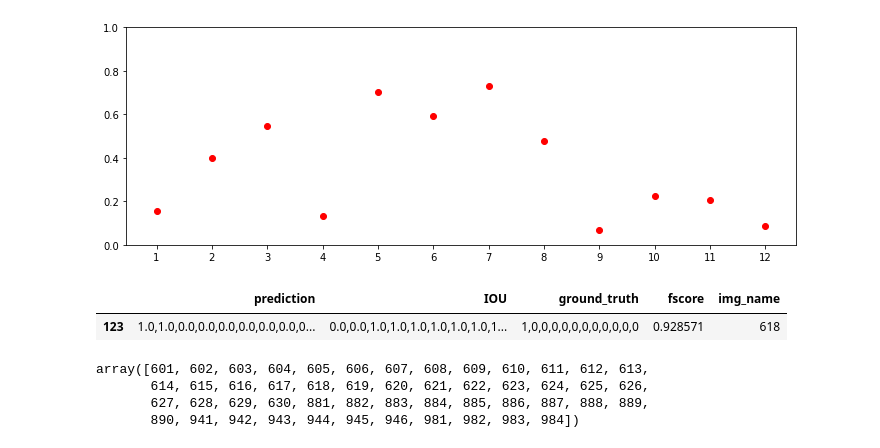
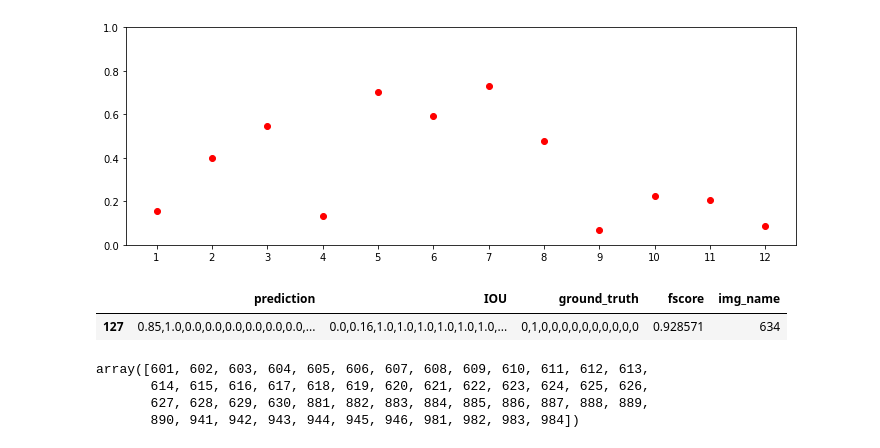
Before and after one commit to vaishnavJa/Multi_Label_optical_Segmentation, a Jupyter notebook: result_analysis.ipynb, the cells around one changed output. Cells and saved outputs as stored; diff of their text form; code cells hidden in the pictures.

```diff
--- a/result_analysis.ipynb
+++ b/result_analysis.ipynb
@@ -53,8 +23,8 @@ result_parent_path = '/home/woody/iwfa/iwfa024h/results/PA_M/'
 # %%
 fig,(ax1,ax2) = plt.subplots(2,2,figsize=(10,10))
 
-thresholds = [0.1,0.2,0.3,0.4,0.5]
-# thresholds = [0.5]
+# thresholds = [0.1,0.2,0.3,0.4,0.5,0.6,0.7]
+# thresholds = [0.1]
 test_value = ''
 
 plot_threshold_mean = []
@@ -65,7 +35,7 @@ plot_label_count = []
 i=0
 for thresh in thresholds:
 
-    test_resultcsv_path = os.path.join(result_parent_path,runname,f'TEST_results{thresh*10}.csv').replace("\\",'/')
+    test_resultcsv_path = os.path.join(result_parent_path,runname,f'TRAIN_results{thresh*10}.csv').replace("\\",'/')
     val_resultcsv_path = os.path.join(result_parent_path,runname,f'VAL_results{thresh*10}.csv').replace("\\",'/')
 
 
@@ -191,13 +145,13 @@ plot_threshold_mean
 runname = 'FS280_NO_WEGLOSS'
 testname = ''
 
-thresh = 0.5
+thresh = 0.1
 
-test_resultcsv_path = os.path.join(result_parent_path,runname,f'TEST_2_results{thresh*10}.csv').replace("\\",'/')
+# test_resultcsv_path = os.path.join(result_parent_path,runname,f'TEST_2_results{thresh*10}.csv').replace("\\",'/')
 val_resultcsv_path = os.path.join(result_parent_path,runname,f'VAL_2_results{thresh*10}.csv').replace("\\",'/')
 
 
-test_df_result = pd.read_csv(test_resultcsv_path)
+# test_df_result = pd.read_csv(test_resultcsv_path)
 val_df_result = pd.read_csv(val_resultcsv_path)
 # %%
 ious = val_df_result.IOU.apply(lambda x: [float(i) for i in x.split(',')] )
@@ -253,10 +253,10 @@ plt.ylim(0,1)
 (0.0, 1.0)
 [figure]
 # %%
-test_df_result[test_df_result.img_name == 618]
+test_df_result[test_df_result.img_name == 634]
 # %% [output]
 |  | prediction | IOU | ground_truth | fscore | img_name |
-| 123 | 1.0,1.0,0.0,0.0,0.0,0.0,0.0,0.0,0... | 0.0,0.0,1.0,1.0,1.0,1.0,1.0,1.0,1... | 1,0,0,0,0,0,0,0,0,0,0,0 | 0.928571 | 618 |
+| 127 | 0.85,1.0,0.0,0.0,0.0,0.0,0.0,0.0,... | 0.0,0.16,1.0,1.0,1.0,1.0,1.0,1.0,... | 0,1,0,0,0,0,0,0,0,0,0,0 | 0.928571 | 634 |
 # %%
 np.sort(label_image_pair['1'])
 # %% [output]
```
Also changed, not shown: parts of 19 cells of this notebook, 5 other files.
